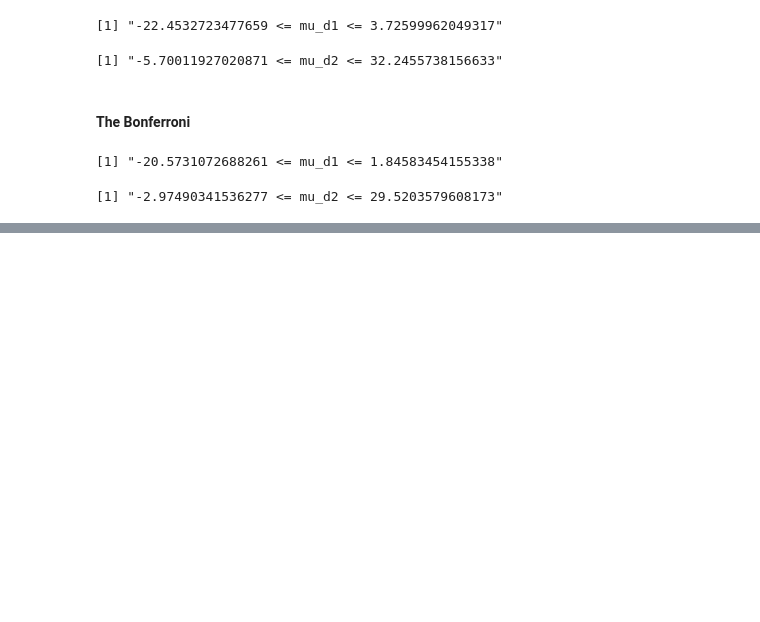
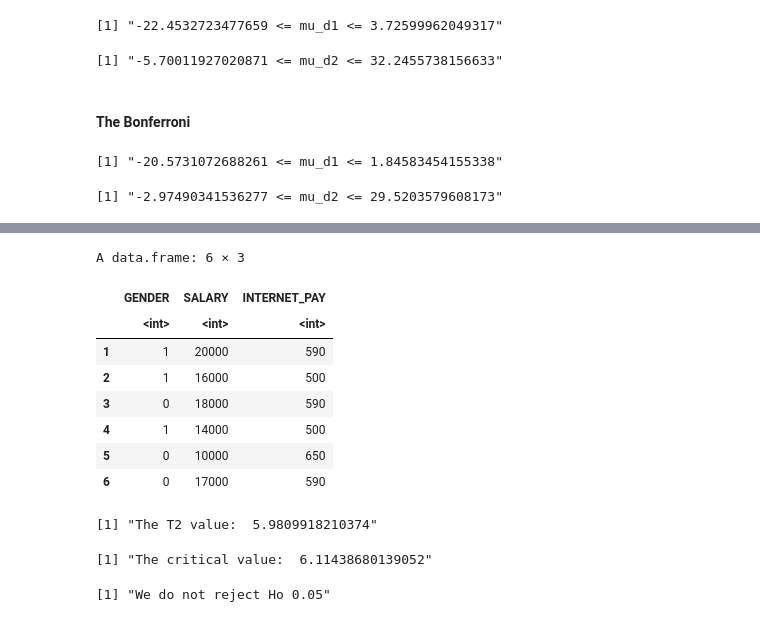
Before and after one commit to Patsee/data_viz, a Jupyter notebook: ทดสอบโค้ด_multi.ipynb, the cells around one changed output, grey strips where cells are left out. Saved outputs shown, nothing was run; the diff lists cells and outputs as text; code cells hidden in the pictures; blank space fills up the shorter version.

```diff
--- a/ทดสอบโค้ด_multi.ipynb
+++ b/ทดสอบโค้ด_multi.ipynb
@@ -711,0 +833,43 @@ paste(L2,"<= mu_d2 <=",U2)
+# %%
+data2=data.frame(data[2],data[6],data[7])
+head(data2)
+# %% [output]
+A data.frame: 6 × 3
+|  | GENDER | SALARY | INTERNET_PAY |
+|  | <int> | <int> | <int> |
+| 1 | 1 | 20000 | 590 |
+| 2 | 1 | 16000 | 500 |
+| 3 | 0 | 18000 | 590 |
+| 4 | 1 | 14000 | 500 |
+| 5 | 0 | 10000 | 650 |
+| 6 | 0 | 17000 | 590 |
+# %%
+X1= data.frame((SALARY[GENDER==0]),INTERNET_PAY[GENDER==0])
+Xbar1 = colMeans(X1)
+Xbar1= matrix(Xbar1,2,1)
+X2= data.frame((SALARY[GENDER==1]),INTERNET_PAY[GENDER==1])
+Xbar2 = colMeans(X2)
+Xbar2= matrix(Xbar2,2,1)
+S1 = cov(X1)
+S2 = cov(X2)
+n1 = 100
+n2 = 100
+Sp = (((n1-1)/(n1+n2-2))*S1)+(((n2-1)/(n1+n2-2))*S2)
+p=2
+alpha=0.05
+###################################################
+T2 = t(Xbar1-Xbar2)%*%solve(((1/n1)+(1/n2))*Sp)%*%(Xbar1-Xbar2)
+paste("The T2 value: ",T2)
+###################################################
+cri_val = ((n1+n2-2)*p)/(n1+n2-p-1)*qf(1-0.05,p,n1+n2-p-1)
+paste("The critical value: ",cri_val)
+###################################################
+if(T2 < cri_val){
+      paste("We do not reject Ho",alpha)
+}else{
+      paste("We reject Ho",alpha)
+}
+# %% [output]
+[1] "The T2 value:  5.9809918210374"
+[1] "The critical value:  6.11438680139052"
+[1] "We do not reject Ho 0.05"
```
Also changed, not shown: parts of 16 cells of this notebook.
